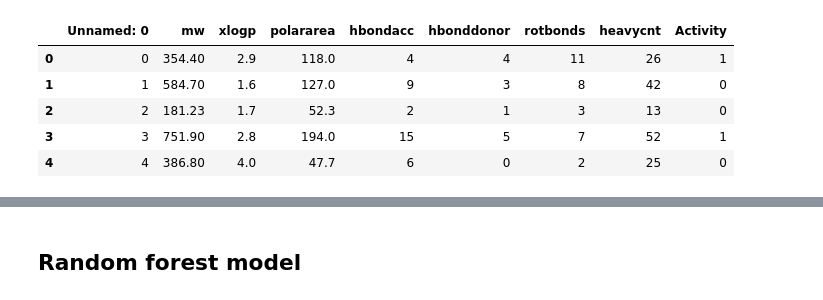
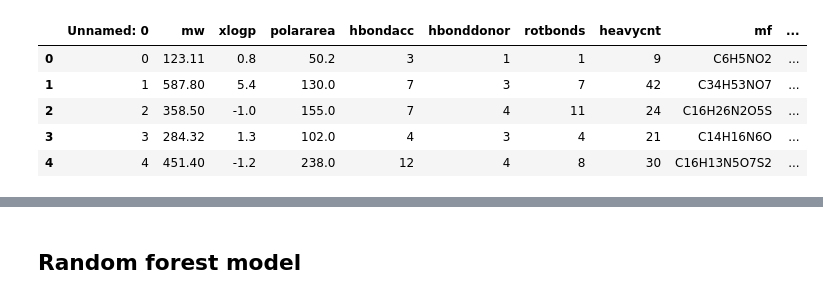
Before and after one commit to Chon26/Antibacterial-model, a Jupyter notebook: train model.ipynb, the cells around one changed output, grey strips where cells are left out. Saved outputs shown, nothing was run; the diff lists cells and outputs as text; code cells hidden in the pictures.

```diff
--- a/train model.ipynb
+++ b/train model.ipynb
@@ -5,14 +5,14 @@ import seaborn as sns
 import matplotlib.pyplot as plt
 # %%
 # Read the CSV file
-data = pd.read_excel("train_test_data.xlsx")
+data = pd.read_excel("all_data_cleaned.xlsx")
 
 # View the first 5 rows
 data.head()
 # %% [output]
-|  | Unnamed: 0 | mw | xlogp | polararea | hbondacc | hbonddonor | rotbonds | heavycnt | Activity |
-| 0 | 0 | 354.40 | 2.9 | 118.0 | 4 | 4 | 11 | 26 | 1 |
-| 1 | 1 | 584.70 | 1.6 | 127.0 | 9 | 3 | 8 | 42 | 0 |
-| 2 | 2 | 181.23 | 1.7 | 52.3 | 2 | 1 | 3 | 13 | 0 |
-| 3 | 3 | 751.90 | 2.8 | 194.0 | 15 | 5 | 7 | 52 | 1 |
-| 4 | 4 | 386.80 | 4.0 | 47.7 | 6 | 0 | 2 | 25 | 0 |
+|  | Unnamed: 0 | mw | xlogp | polararea | hbondacc | hbonddonor | rotbonds | heavycnt | mf | ... |
+| 0 | 0 | 123.11 | 0.8 | 50.2 | 3 | 1 | 1 | 9 | C6H5NO2 | ... |
+| 1 | 1 | 587.80 | 5.4 | 130.0 | 7 | 3 | 7 | 42 | C34H53NO7 | ... |
+| 2 | 2 | 358.50 | -1.0 | 155.0 | 7 | 4 | 11 | 24 | C16H26N2O5S | ... |
+| 3 | 3 | 284.32 | 1.3 | 102.0 | 4 | 3 | 4 | 21 | C14H16N6O | ... |
+| 4 | 4 | 451.40 | -1.2 | 238.0 | 12 | 4 | 8 | 30 | C16H13N5O7S2 | ... |
```
Also changed, not shown: parts of 9 cells of this notebook, 1 other file.
